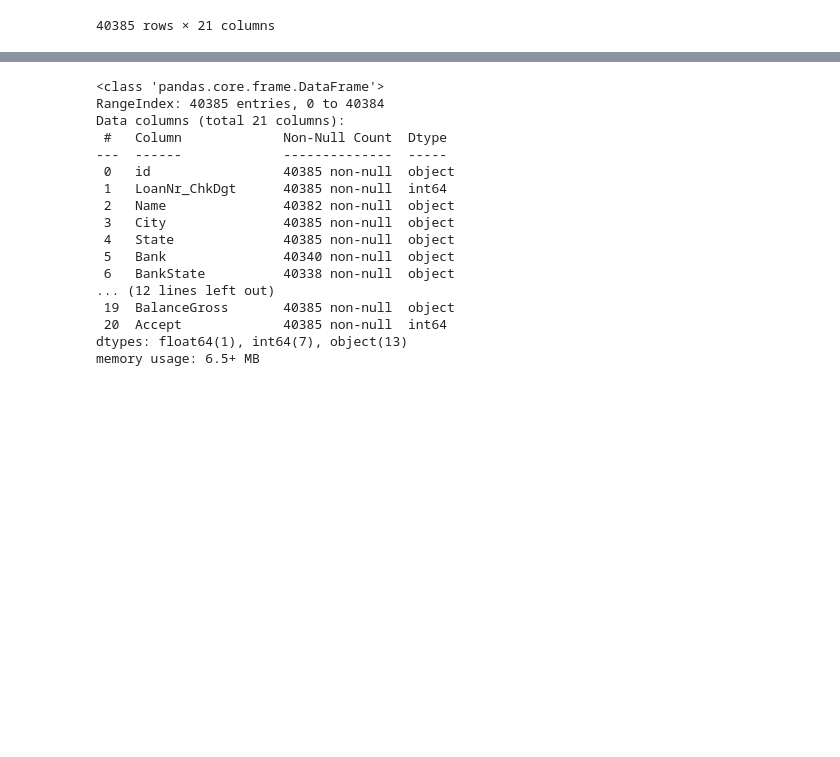
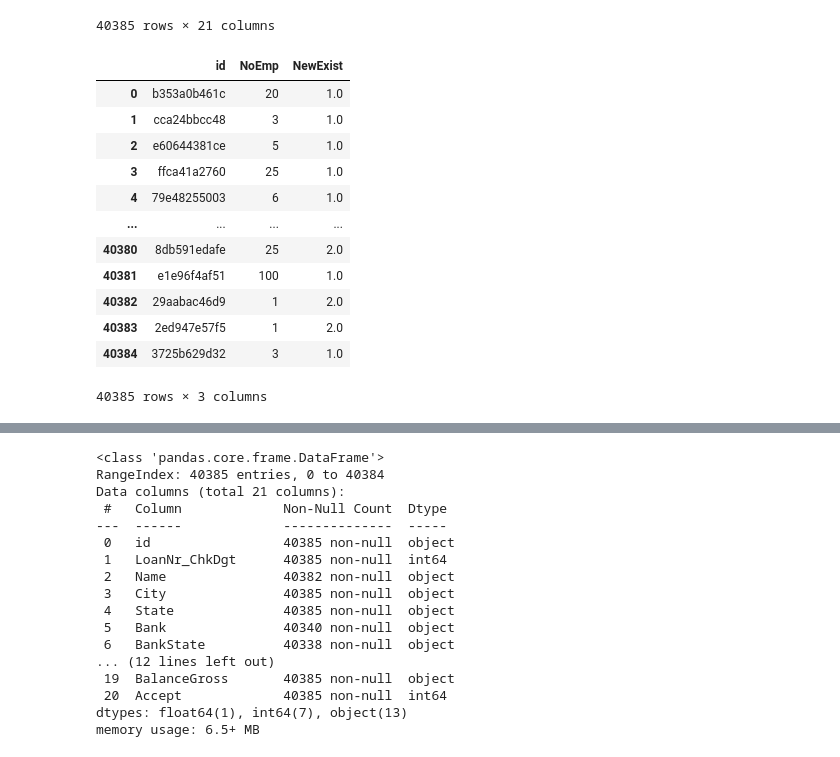
Before and after one commit to steanleo/KaggleChallenge, a Jupyter notebook: notebook/Reto_creditos.ipynb, the cells around one changed output, grey strips where cells are left out. Saved outputs shown, nothing was run; the diff lists cells and outputs as text; code cells hidden in the pictures; blank space fills up the shorter version.

```diff
--- a/notebook/Reto_creditos.ipynb
+++ b/notebook/Reto_creditos.ipynb
@@ -72,3 +74,19 @@ original_data
 | 40383 | 2ed947e57f5 | 1757175003 | Bay Medical Supplies Inc | BROOKLYN | NY | HSBC BK USA NATL ASSOC | NY | 10-Apr-06 | 2006 | ... |
 | 40384 | 3725b629d32 | 2649655002 | Miyaki, Inc. | ITHACA | NY | JPMORGAN CHASE BANK NATL ASSOC | IL | 21-Aug-07 | 2007 | ... |
 40385 rows × 21 columns
+# %%
+original_data[['id', 'NoEmp', 'NewExist']]
+# %% [output]
+|  | id | NoEmp | NewExist |
+| 0 | b353a0b461c | 20 | 1.0 |
+| 1 | cca24bbcc48 | 3 | 1.0 |
+| 2 | e60644381ce | 5 | 1.0 |
+| 3 | ffca41a2760 | 25 | 1.0 |
+| 4 | 79e48255003 | 6 | 1.0 |
+| ... | ... | ... | ... |
+| 40380 | 8db591edafe | 25 | 2.0 |
+| 40381 | e1e96f4af51 | 100 | 1.0 |
+| 40382 | 29aabac46d9 | 1 | 2.0 |
+| 40383 | 2ed947e57f5 | 1 | 2.0 |
+| 40384 | 3725b629d32 | 3 | 1.0 |
+40385 rows × 3 columns
```
Also changed, not shown: parts of 34 cells of this notebook, 1 other file.
